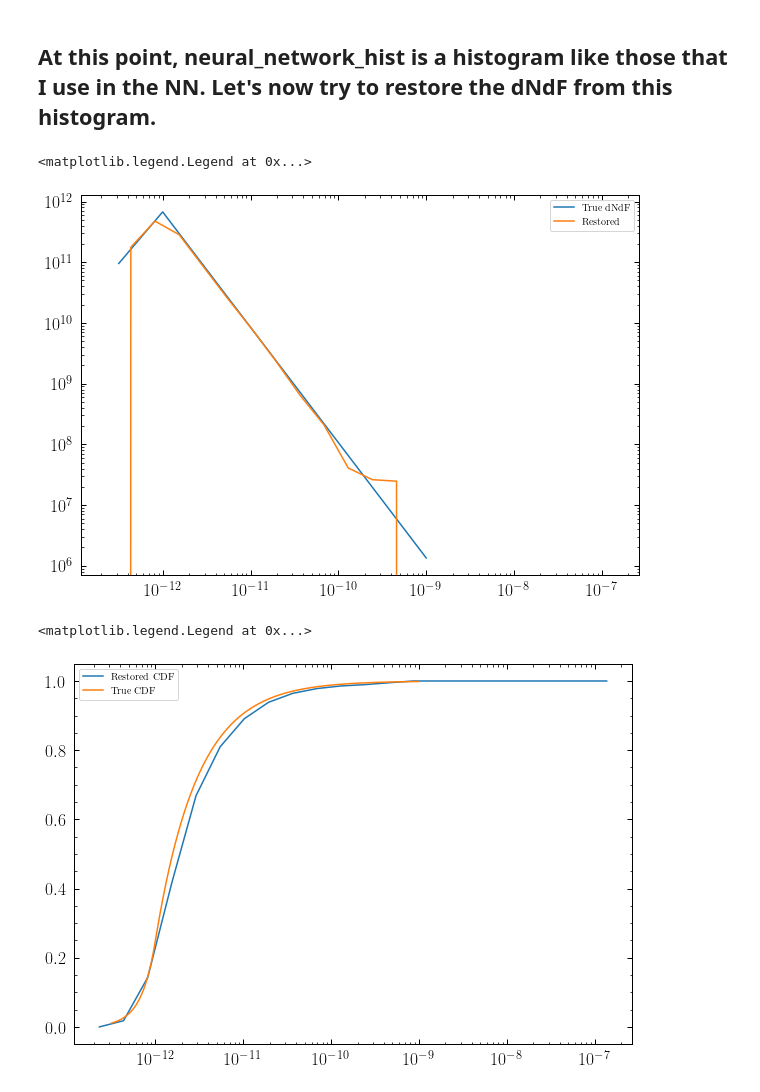
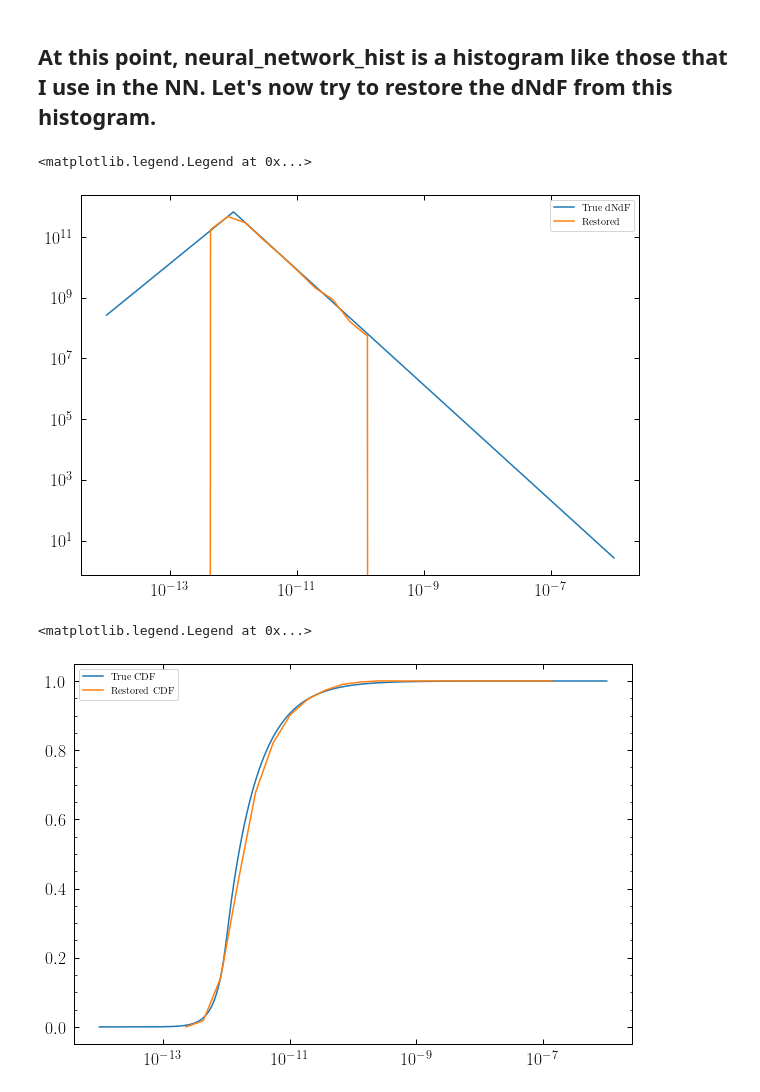
Before and after one commit to FloList/GCE_NN, a Jupyter notebook: examples/Code_comparison/test_dNdF_binning.ipynb, the cells around one changed output. Cells and saved outputs as stored; diff of their text form; code cells hidden in the pictures.

```diff
--- a/examples/Code_comparison/test_dNdF_binning.ipynb
+++ b/examples/Code_comparison/test_dNdF_binning.ipynb
@@ -91,7 +91,7 @@ print(bin_centers)
  7.28618175e-08 1.37246096e-07]
 # %%
 # Sample point-sources from the dNdF
-fvals = np.logspace(-12.5, -9.0, 1000)
+fvals = np.logspace(-14, -6.0, 1000)
 sampler = PDFSampler(fvals, dNdF(fvals, Ag[i], Fbg[i], n1g[i], n2g[i]))
 samples = sampler(n_ps)
 # %%
@@ -139,26 +139,24 @@ Sum of normalized histogram:  1.0
 total_ps_flux = np.sum(samples)  # let's assume we perfectly know the total flux
 # %%
 # Restore the dNdF from flux_hist
-dNdF_restored_step_1 = flux_hist * total_ps_flux  # Step 1) multiply by the total flux
-dNdF_restored_step_2 = dNdF_restored_step_1 / np.diff(bin_edges)  # Step 2) divide by the bin width
-dNdF_restored_integral = np.trapz(dNdF_restored_step_2, bin_centers)  # compute the integral of the restored dNdF
-dNdF_restored_step_3 = dNdF_restored_step_2 / dNdF_restored_integral  # Step 3) normalize the restored dNdF: now, it integrates to 1, BUT: should integrate to N!
-reconstructed_flux = np.trapz(dNdF_restored_step_3 * bin_centers, bin_centers)  # compute the total flux
+dNdF_restored_step_1 = neural_network_hist / np.diff(bin_edges)  # Step 1) divide by the bin width
+dNdF_restored_integral = np.trapz(dNdF_restored_step_1, bin_centers)  # compute the integral of the restored dNdF
+dNdF_restored_step_2 = dNdF_restored_step_1 / dNdF_restored_integral  # Step 3) normalize the restored dNdF: now, it integrates to 1, BUT: should integrate to N!
 # %%
 plt.figure(figsize=(10, 7))
-plt.loglog(fvals, 1/N_tot[i]*dNdF(fvals, Ag[i], Fbg[i], n1g[i], n2g[i]), label="True dNdF")
-plt.loglog(bin_centers, dNdF_restored_step_3, label="Restored")
+plt.loglog(fvals, 1/N_tot[i] * dNdF(fvals, Ag[i], Fbg[i], n1g[i], n2g[i]), label="True dNdF")
+plt.loglog(bin_centers, dNdF_restored_step_2, label="Restored")
 plt.legend()
 # %% [output]
 <matplotlib.legend.Legend at 0x...>
-[figure, old version]
+[figure, new version]
 # %%
 # Plot the CDF
 from scipy.integrate import cumtrapz
 plt.figure(figsize=(10, 7))
-plt.semilogx(bin_centers, cumtrapz(dNdF_restored_step_3, bin_centers, initial=0.0), label="Restored CDF")
 plt.semilogx(fvals, CDF(fvals, Fbg[i], n1g[i], n2g[i]), label="True CDF")
+plt.semilogx(bin_centers, cumtrapz(dNdF_restored_step_2, bin_centers, initial=0.0), label="Restored CDF")
 plt.legend()
 # %% [output]
 <matplotlib.legend.Legend at 0x...>
-[figure, old version]
+[figure, new version]
```
Also changed, not shown: parts of 4 cells of this notebook, 15 other files.
